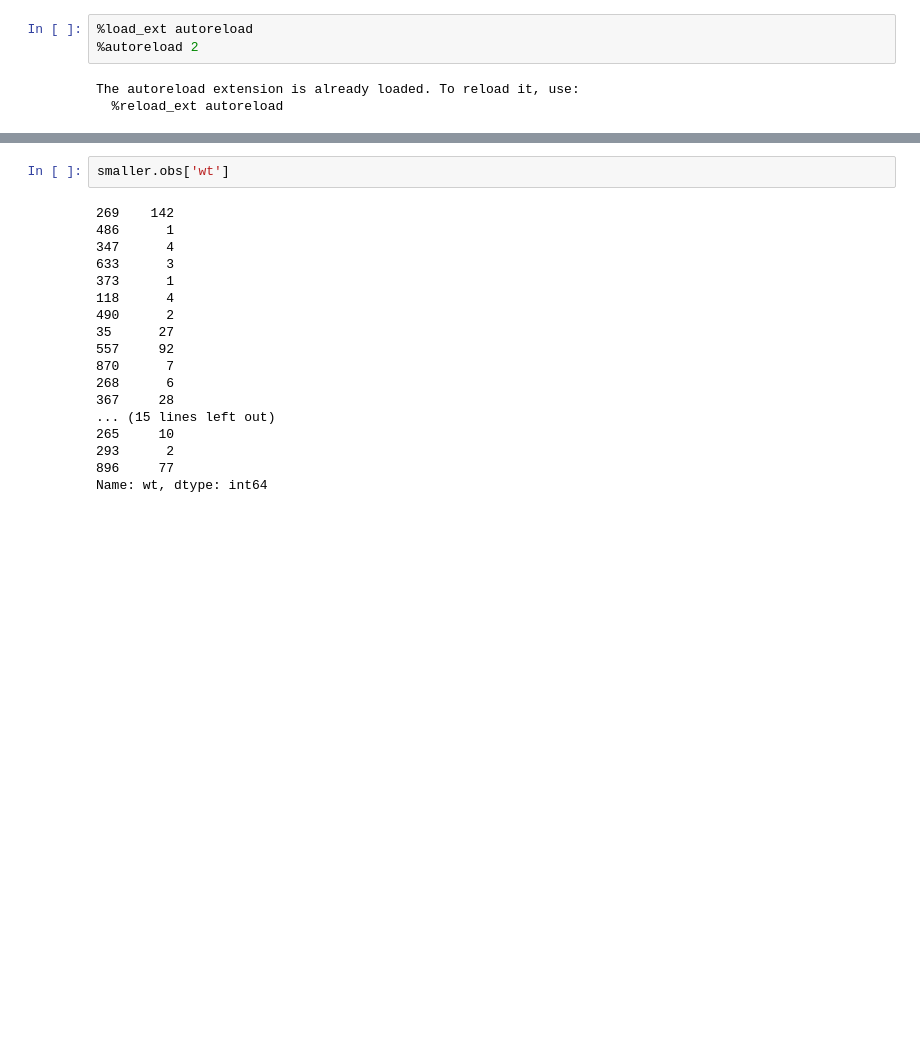
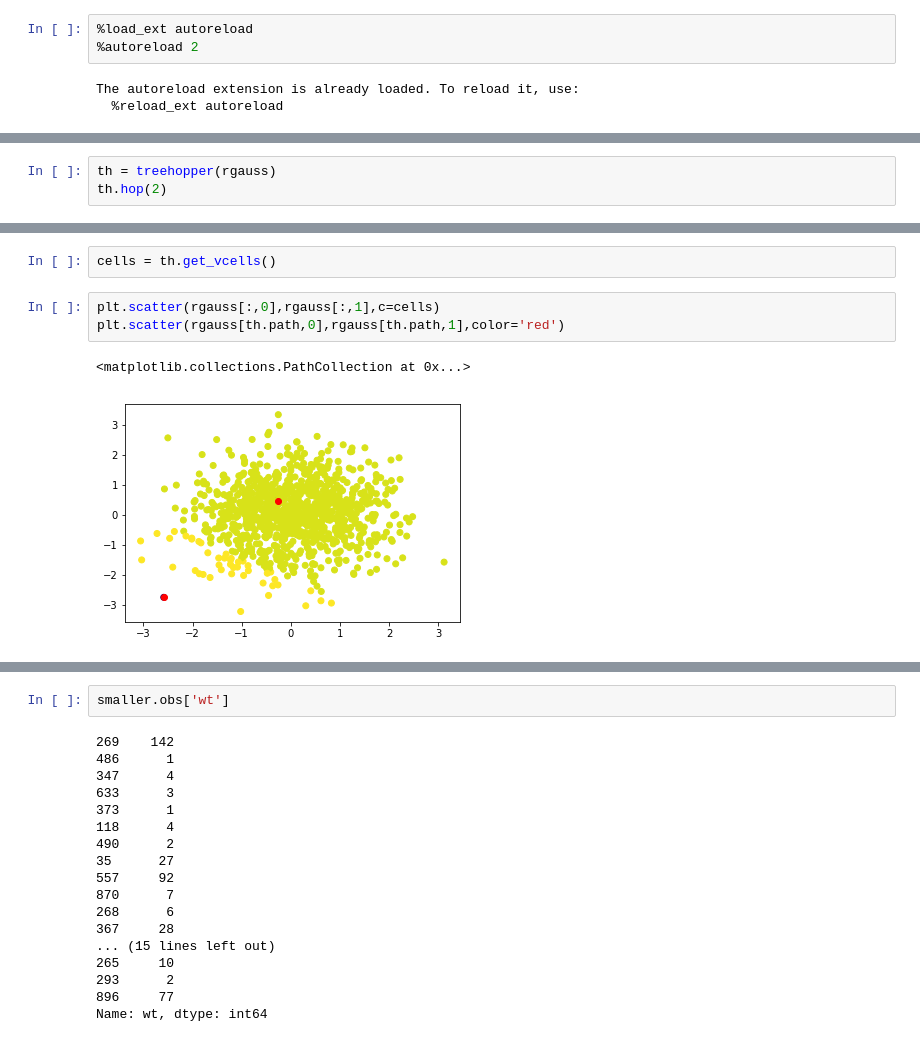
Before and after one commit to bendemeo/hopper, a Jupyter notebook: test.ipynb, the cells around one changed output, grey strips where cells are left out. Saved outputs shown, nothing was run; the diff lists cells and outputs as text; blank space fills up the shorter version.

```diff
--- a/test.ipynb
+++ b/test.ipynb
@@ -12,0 +44,3 @@ import scanpy as sc
+# %%
+th = treehopper(rgauss)
+th.hop(2)
@@ -12,0 +74,8 @@ import scanpy as sc
+# %%
+cells = th.get_vcells()
+# %%
+plt.scatter(rgauss[:,0],rgauss[:,1],c=cells)
+plt.scatter(rgauss[th.path,0],rgauss[th.path,1],color='red')
+# %% [output]
+<matplotlib.collections.PathCollection at 0x...>
+[figure, added]
```
Also changed, not shown: parts of 15 cells of this notebook, 1 other file.
